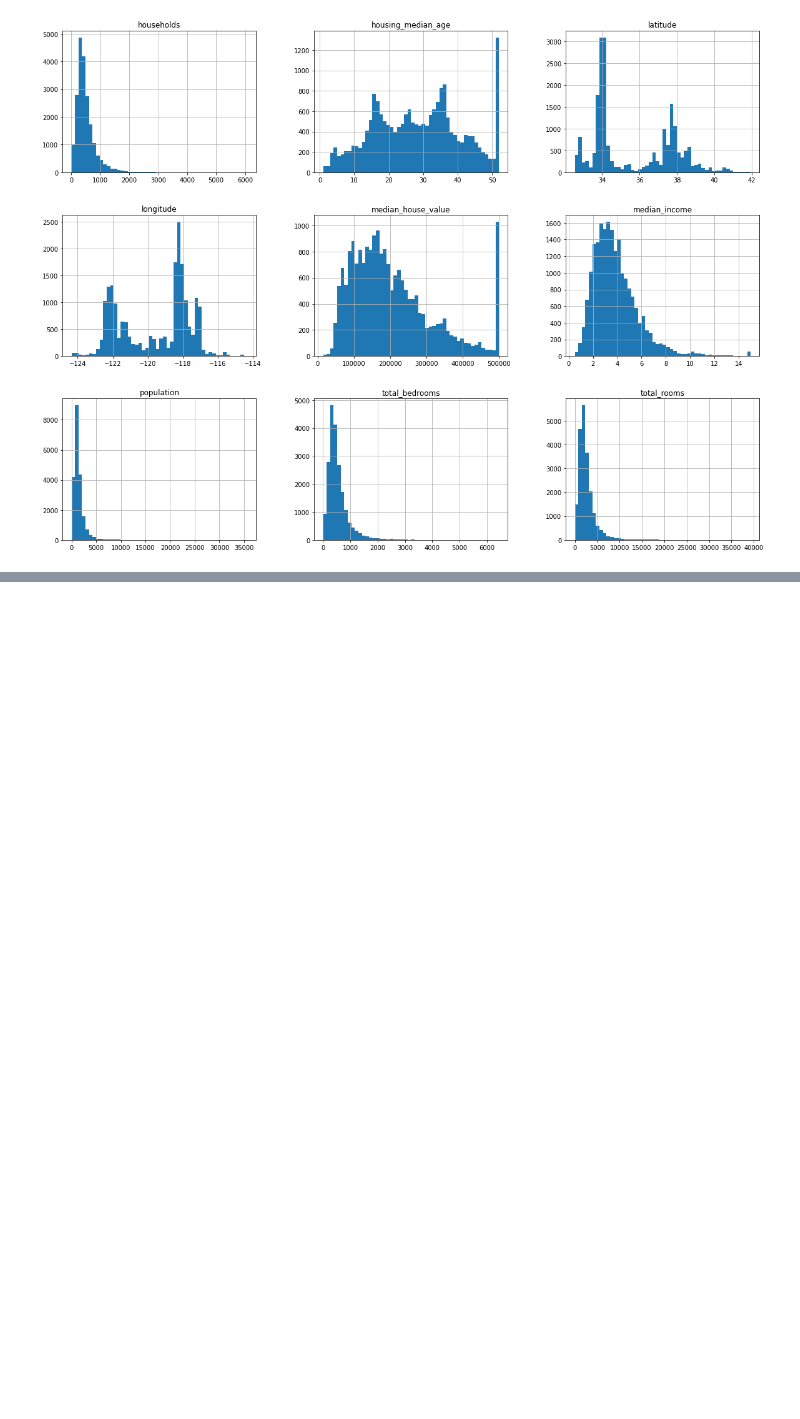
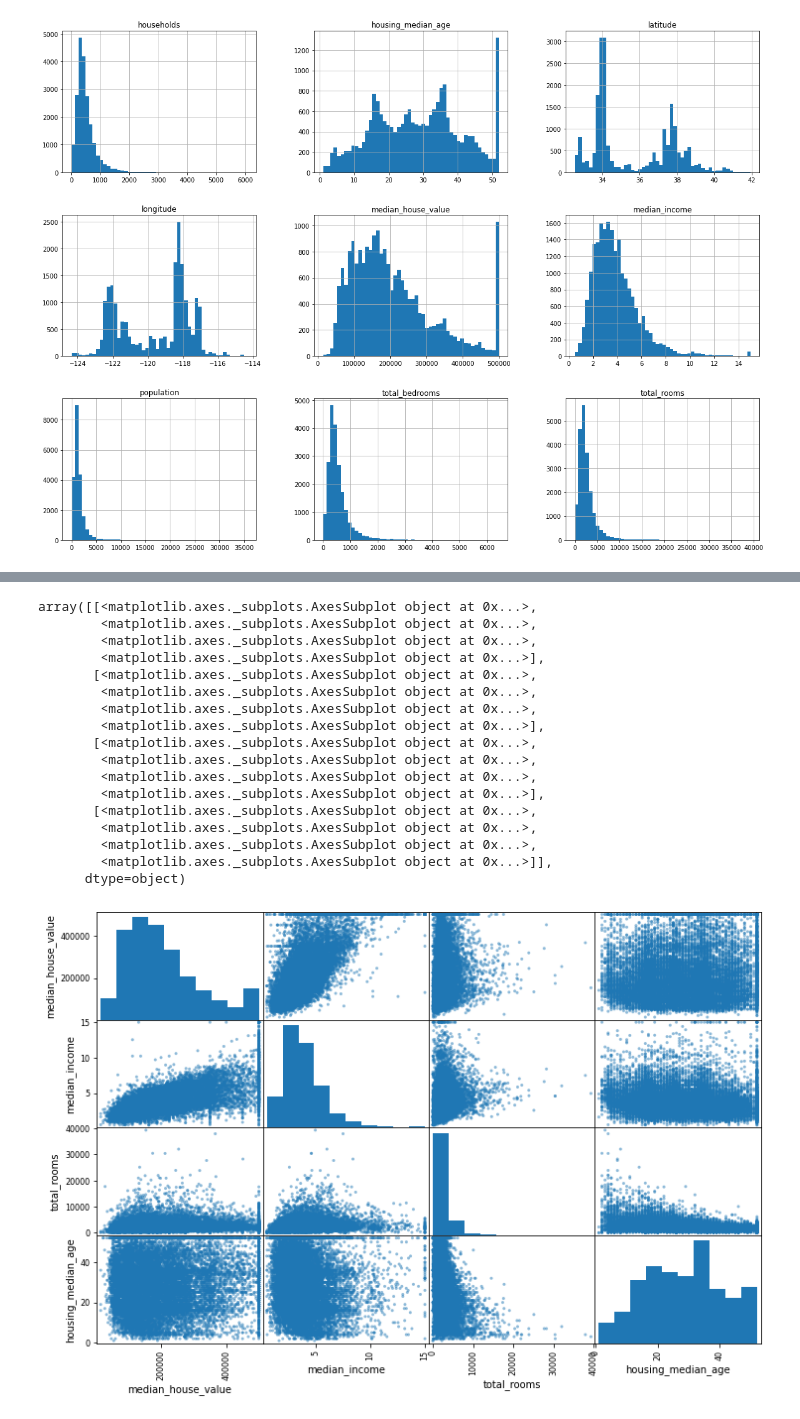
Before and after one commit to amihays/housing, a Jupyter notebook: housing.ipynb, the cells around one changed output, grey strips where cells are left out. Saved outputs shown, nothing was run; the diff lists cells and outputs as text; code cells hidden in the pictures; blank space fills up the shorter version.

```diff
--- a/housing.ipynb
+++ b/housing.ipynb
@@ -111,0 +157,24 @@ housing['income_cat'].hist()
+# %%
+# scatter matrix plots every numerical attribute against every other numerical attribute, plus a histogram of each
+# the histogram of each attribute is shown along the diagonal
+attributes = ['median_house_value', 'median_income', 'total_rooms', 'housing_median_age']
+scatter_matrix(housing[attributes], figsize=(12, 8))
+# %% [output]
+array([[<matplotlib.axes._subplots.AxesSubplot object at 0x...>,
+        <matplotlib.axes._subplots.AxesSubplot object at 0x...>,
+        <matplotlib.axes._subplots.AxesSubplot object at 0x...>,
+        <matplotlib.axes._subplots.AxesSubplot object at 0x...>],
+       [<matplotlib.axes._subplots.AxesSubplot object at 0x...>,
+        <matplotlib.axes._subplots.AxesSubplot object at 0x...>,
+        <matplotlib.axes._subplots.AxesSubplot object at 0x...>,
+        <matplotlib.axes._subplots.AxesSubplot object at 0x...>],
+       [<matplotlib.axes._subplots.AxesSubplot object at 0x...>,
+        <matplotlib.axes._subplots.AxesSubplot object at 0x...>,
+        <matplotlib.axes._subplots.AxesSubplot object at 0x...>,
+        <matplotlib.axes._subplots.AxesSubplot object at 0x...>],
+       [<matplotlib.axes._subplots.AxesSubplot object at 0x...>,
+        <matplotlib.axes._subplots.AxesSubplot object at 0x...>,
+        <matplotlib.axes._subplots.AxesSubplot object at 0x...>,
+        <matplotlib.axes._subplots.AxesSubplot object at 0x...>]],
+      dtype=object)
+[figure, added]
```
Also changed, not shown: parts of 8 cells of this notebook.
